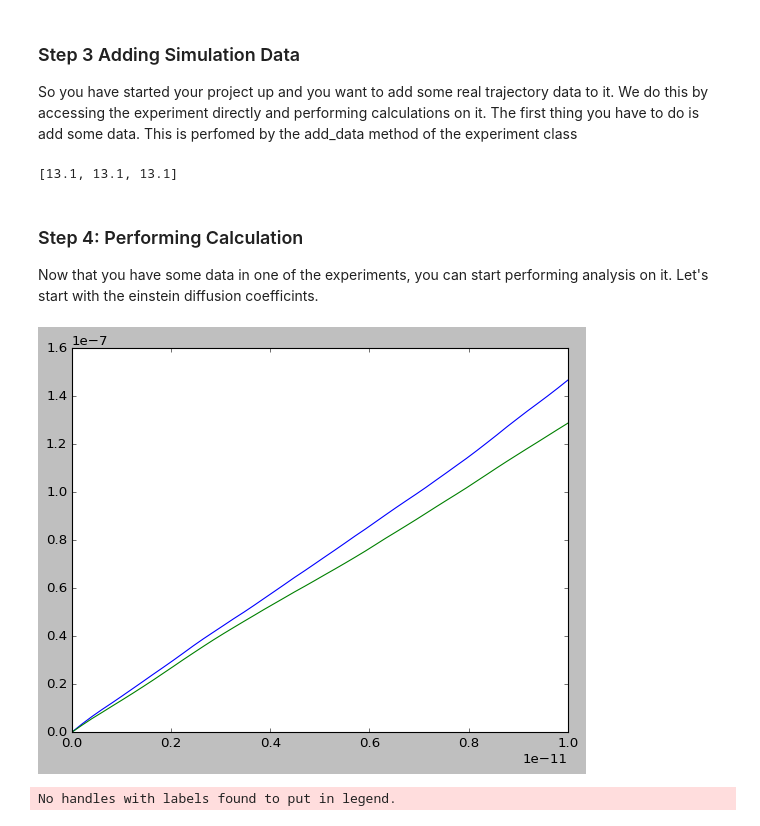
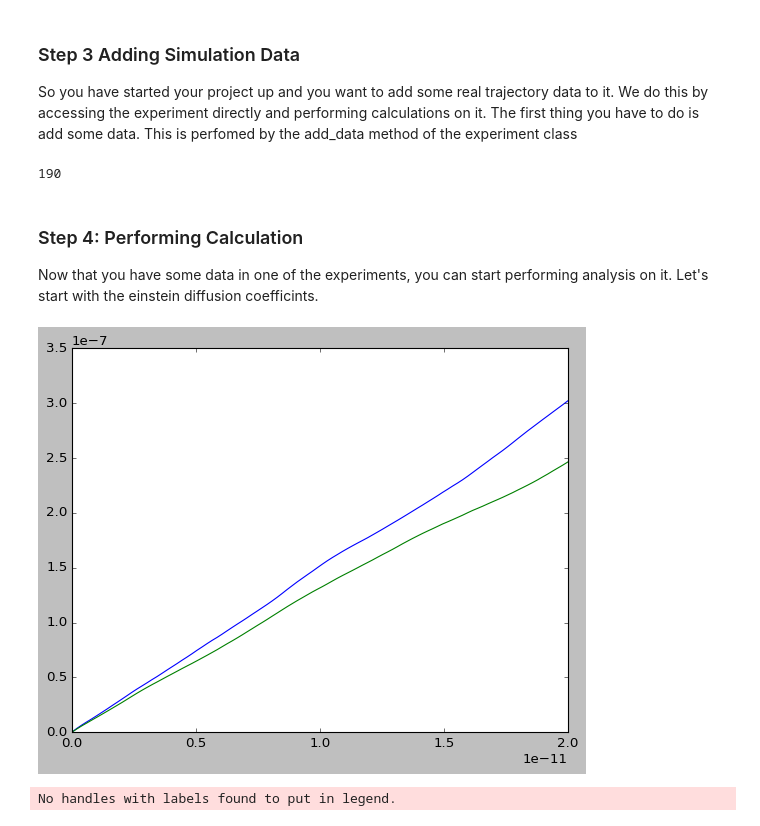
Before and after one commit to zincware/MDSuite, a Jupyter notebook: tutorials/walkthrough_notebooks/MDSuite_Binary_Salt_Walkthrough.ipynb, the cells around one changed output. Drawn from its saved outputs; the diff is of its cells as text; code cells hidden in the pictures.

```diff
--- a/tutorials/walkthrough_notebooks/MDSuite_Binary_Salt_Walkthrough.ipynb
+++ b/tutorials/walkthrough_notebooks/MDSuite_Binary_Salt_Walkthrough.ipynb
@@ -103,9 +103,9 @@ NaCl_1400K = Molten_NaCl.experiments['NaCl_1400K']  # Get the experiment from th
 # %%
 NaCl_1400K.add_data(trajectory_file='../data/trajectory_files/NaCl_1400K.dump', sort=True)  # Add data to the experiment
 # %%
-NaCl_1400K.box_array
+NaCl_1400K.number_of_configurations
 # %% [output]
-[13.1, 13.1, 13.1]
+190
 # %% [markdown]
 ### Step 4: Performing Calculation
 
@@ -116,9 +116,9 @@ NaCl_1400K.species['Cl']['charge'] = [-1]
 # %%
 #NaCl_1400K.run_computation.NernstEinsteinIonicConductivity(corrected=True)
 # %%
-NaCl_1400K.run_computation.EinsteinDiffusionCoefficients(plot=True, data_range=50)
+NaCl_1400K.run_computation.EinsteinDiffusionCoefficients(plot=True, data_range=100)
 # %% [output]
-[figure, old version]
+[figure, new version]
 # %%
 NaCl_1400K.run_computation.EinsteinHelfandIonicConductivity(plot=True, data_range=13)
 # %% [output]
```
Also changed, not shown: parts of 1 cell of this notebook, 8 other files.
